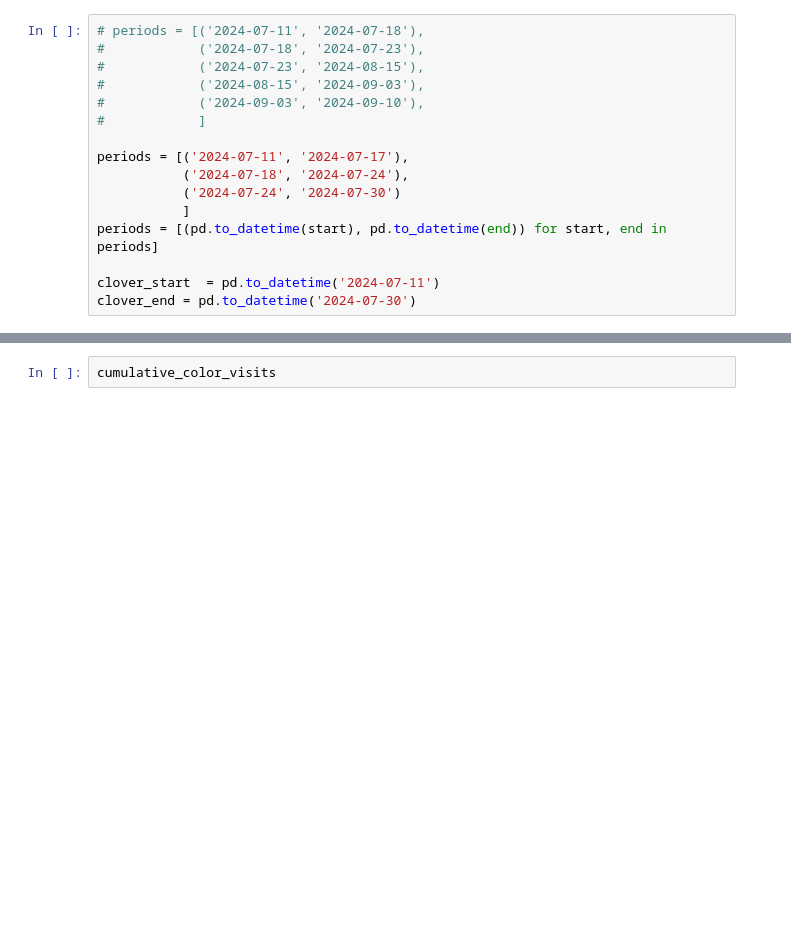
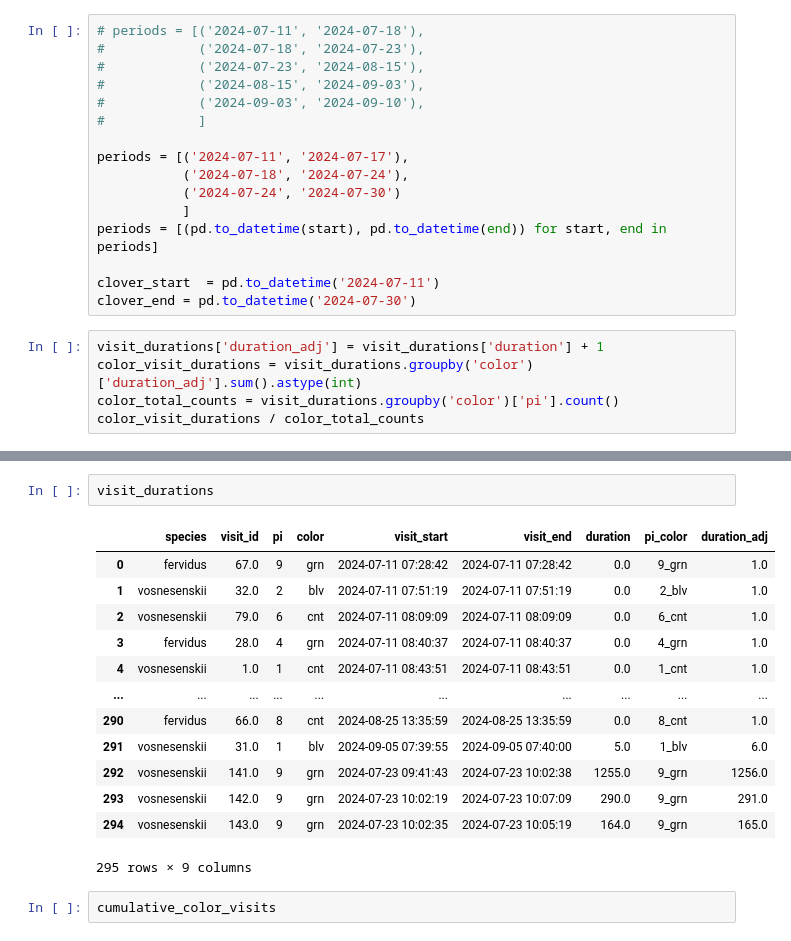
Before and after one commit to mparkergetz/bee_cam_data_processing, a Jupyter notebook: nb2_cumulative_img_counts.ipynb, the cells around one changed output, grey strips where cells are left out. Saved outputs shown, nothing was run; the diff lists cells and outputs as text; blank space fills up the shorter version.

Commit message:
calculate avg time per visit

```diff
--- a/nb2_cumulative_img_counts.ipynb
+++ b/nb2_cumulative_img_counts.ipynb
@@ -159,3 +119,8 @@ periods = [(pd.to_datetime(start), pd.to_datetime(end)) for start, end in period
 
 clover_start  = pd.to_datetime('2024-07-11')
 clover_end = pd.to_datetime('2024-07-30')
+# %%
+visit_durations['duration_adj'] = visit_durations['duration'] + 1
+color_visit_durations = visit_durations.groupby('color')['duration_adj'].sum().astype(int)
+color_total_counts = visit_durations.groupby('color')['pi'].count()
+color_visit_durations / color_total_counts
@@ -162,3 +144,19 @@ clover_end = pd.to_datetime('2024-07-30')
+# %%
+visit_durations
+# %% [output]
+|  | species | visit_id | pi | color | visit_start | visit_end | duration | pi_color | duration_adj |
+| 0 | fervidus | 67.0 | 9 | grn | 2024-07-11 07:28:42 | 2024-07-11 07:28:42 | 0.0 | 9_grn | 1.0 |
+| 1 | vosnesenskii | 32.0 | 2 | blv | 2024-07-11 07:51:19 | 2024-07-11 07:51:19 | 0.0 | 2_blv | 1.0 |
+| 2 | vosnesenskii | 79.0 | 6 | cnt | 2024-07-11 08:09:09 | 2024-07-11 08:09:09 | 0.0 | 6_cnt | 1.0 |
+| 3 | fervidus | 28.0 | 4 | grn | 2024-07-11 08:40:37 | 2024-07-11 08:40:37 | 0.0 | 4_grn | 1.0 |
+| 4 | vosnesenskii | 1.0 | 1 | cnt | 2024-07-11 08:43:51 | 2024-07-11 08:43:51 | 0.0 | 1_cnt | 1.0 |
+| ... | ... | ... | ... | ... | ... | ... | ... | ... | ... |
+| 290 | fervidus | 66.0 | 8 | cnt | 2024-08-25 13:35:59 | 2024-08-25 13:35:59 | 0.0 | 8_cnt | 1.0 |
+| 291 | vosnesenskii | 31.0 | 1 | blv | 2024-09-05 07:39:55 | 2024-09-05 07:40:00 | 5.0 | 1_blv | 6.0 |
+| 292 | vosnesenskii | 141.0 | 9 | grn | 2024-07-23 09:41:43 | 2024-07-23 10:02:38 | 1255.0 | 9_grn | 1256.0 |
+| 293 | vosnesenskii | 142.0 | 9 | grn | 2024-07-23 10:02:19 | 2024-07-23 10:07:09 | 290.0 | 9_grn | 291.0 |
+| 294 | vosnesenskii | 143.0 | 9 | grn | 2024-07-23 10:02:35 | 2024-07-23 10:05:19 | 164.0 | 9_grn | 165.0 |
+295 rows × 9 columns
 # %%
 cumulative_color_visits
 # %% [output]
```
Also changed, not shown: parts of 11 cells of this notebook.
